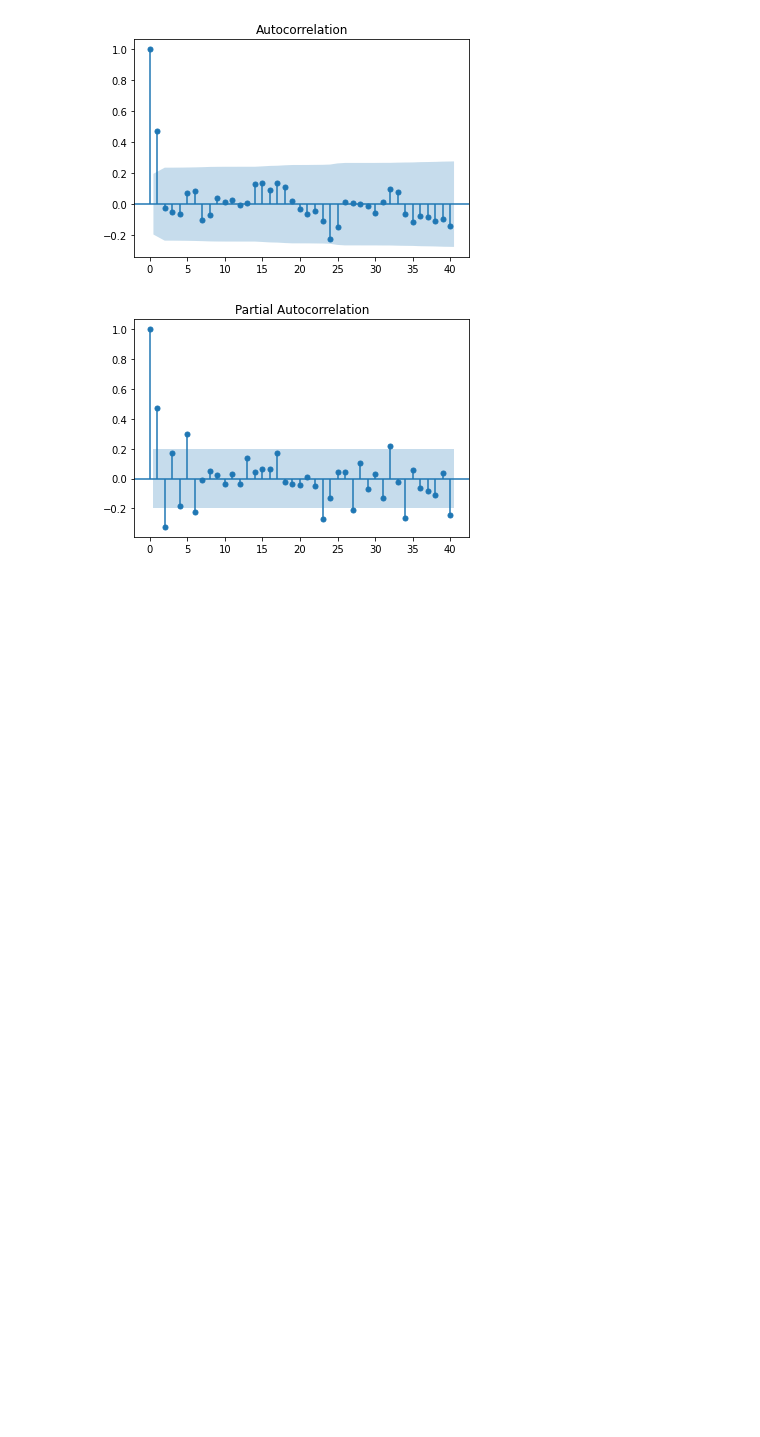
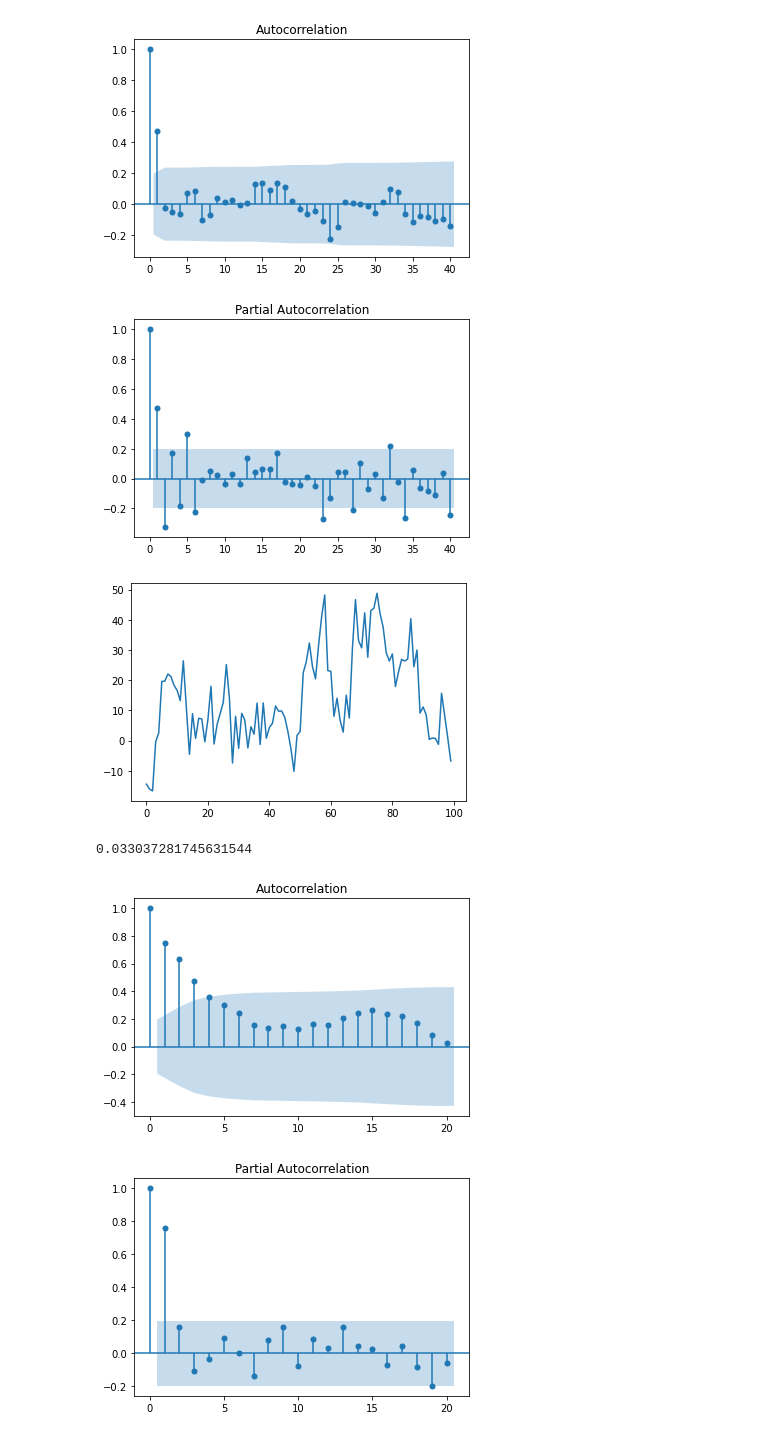
Before and after one commit to alexandrugris/collabs, a Jupyter notebook: timeseries.ipynb, the cells around one changed output. Saved outputs shown, nothing was run; the diff lists cells and outputs as text; code cells hidden in the pictures; blank space fills up the shorter version.

```diff
--- a/timeseries.ipynb
+++ b/timeseries.ipynb
@@ -174,3 +174,36 @@ plt.show()
 [figure]
 [figure]
 [figure]
+# %%
+arma_series = [white_noise[0], white_noise[1]]
+m = 5
+phi_1 = 0.4
+phi_2 = 0.3
+theta_1 = 0.2
+theta_2 = 0.2
+
+# AR(2) I(0) MA(2)
+for i in range(2, 100):
+    arma_series.append( \
+        m + \
+        arma_series[i-1] * phi_1 + arma_series [i-2] * phi_2 + \
+        white_noise[i] + theta_1 * white_noise[i-1] + theta_2 * white_noise [i-2])
+
+plt.plot(arma_series)
+plt.show()
+
+adf = adfuller(arma_series, autolag='AIC')[1]
+print(adf) # stationary
+
+arma_series = np.array(arma_series)
+
+# fit the model
+plot_acf(arma_series)
+plt.show()
+plot_pacf(arma_series)
+plt.show()
+# %% [output]
+[figure, added]
+0.033037281745631544
+[figure, added]
+[figure, added]
```
Also changed, not shown: parts of 2 cells of this notebook.
